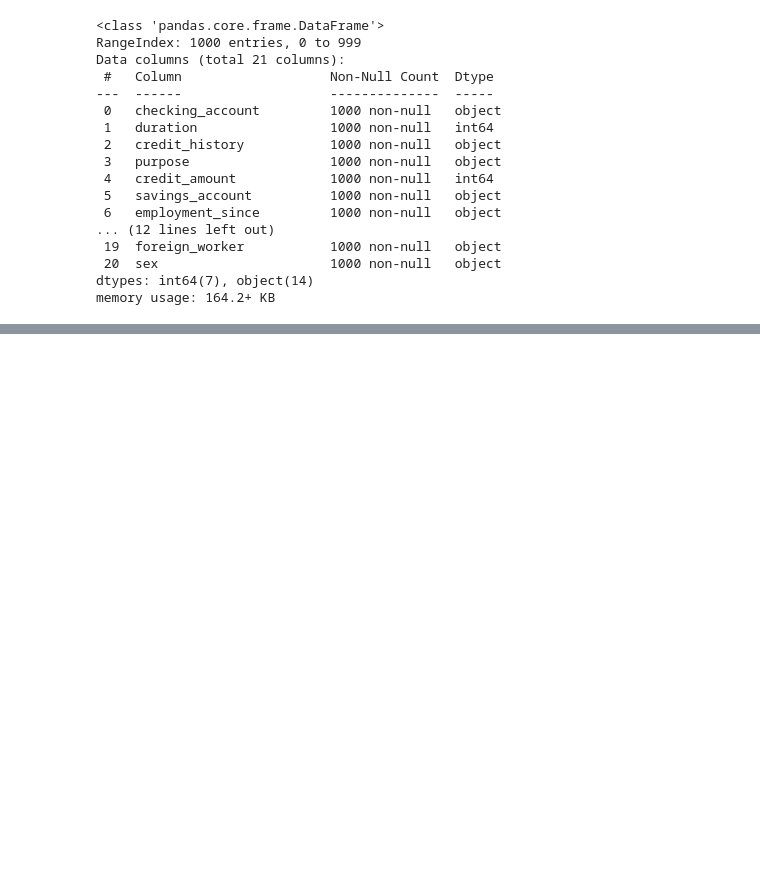
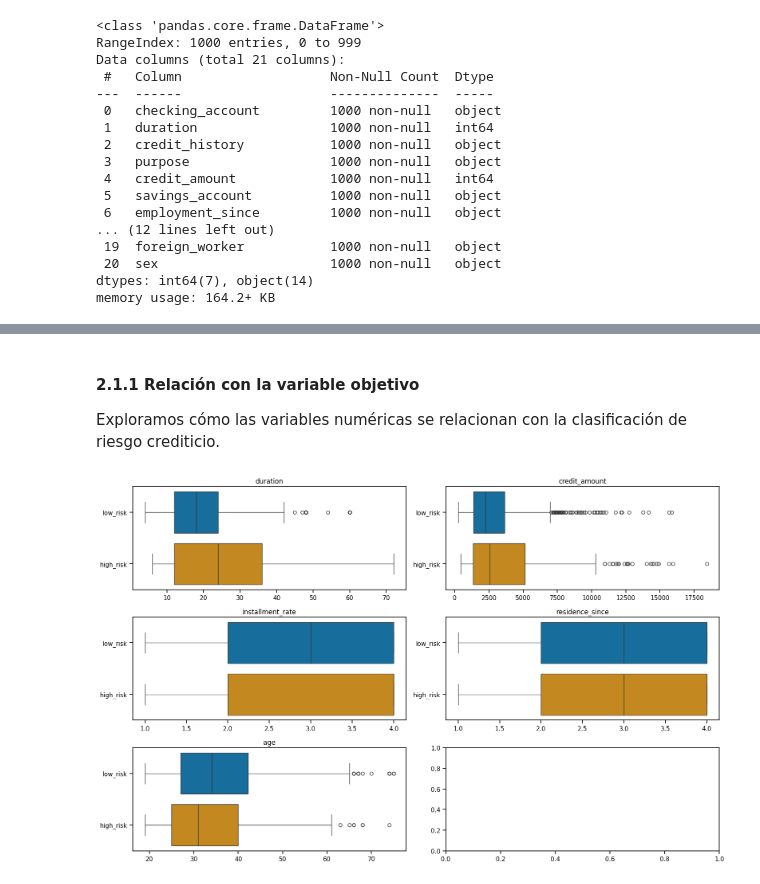
Before and after one commit to Gerardo1909/tpfinal_equidad, a Jupyter notebook: tp_final_fairness_ML/notebooks/main.ipynb, the cells around one changed output, grey strips where cells are left out. Cells and saved outputs as stored; diff of their text form; code cells hidden in the pictures; blank space fills up the shorter version.

```diff
--- a/tp_final_fairness_ML/notebooks/main.ipynb
+++ b/tp_final_fairness_ML/notebooks/main.ipynb
@@ -438,0 +504,22 @@ Confirmamos que:
+# %% [markdown]
+#### 2.1.1 Relación con la variable objetivo
+
+Exploramos cómo las variables numéricas se relacionan con la clasificación de riesgo crediticio.
+# %%
+# Visualizaciones con box plots
+fig, ax = plt.subplots(3, 2, figsize=(16, 10))
+ax = ax.ravel()
+
+for i, col in enumerate(numeric_attr):
+    if col in ["number_credits", "people_liable"]:
+        continue
+    current_ax = ax[i]
+    sns.boxplot(y=y["target"], x=X[col], ax=current_ax, hue=y["target"], palette="colorblind")
+    current_ax.set_title(col)
+    current_ax.set_ylabel("")
+    current_ax.set_xlabel("")
+
+plt.tight_layout()
+plt.show()
+# %% [output]
+[figure, added]
```
Also changed, not shown: parts of 34 cells of this notebook.
